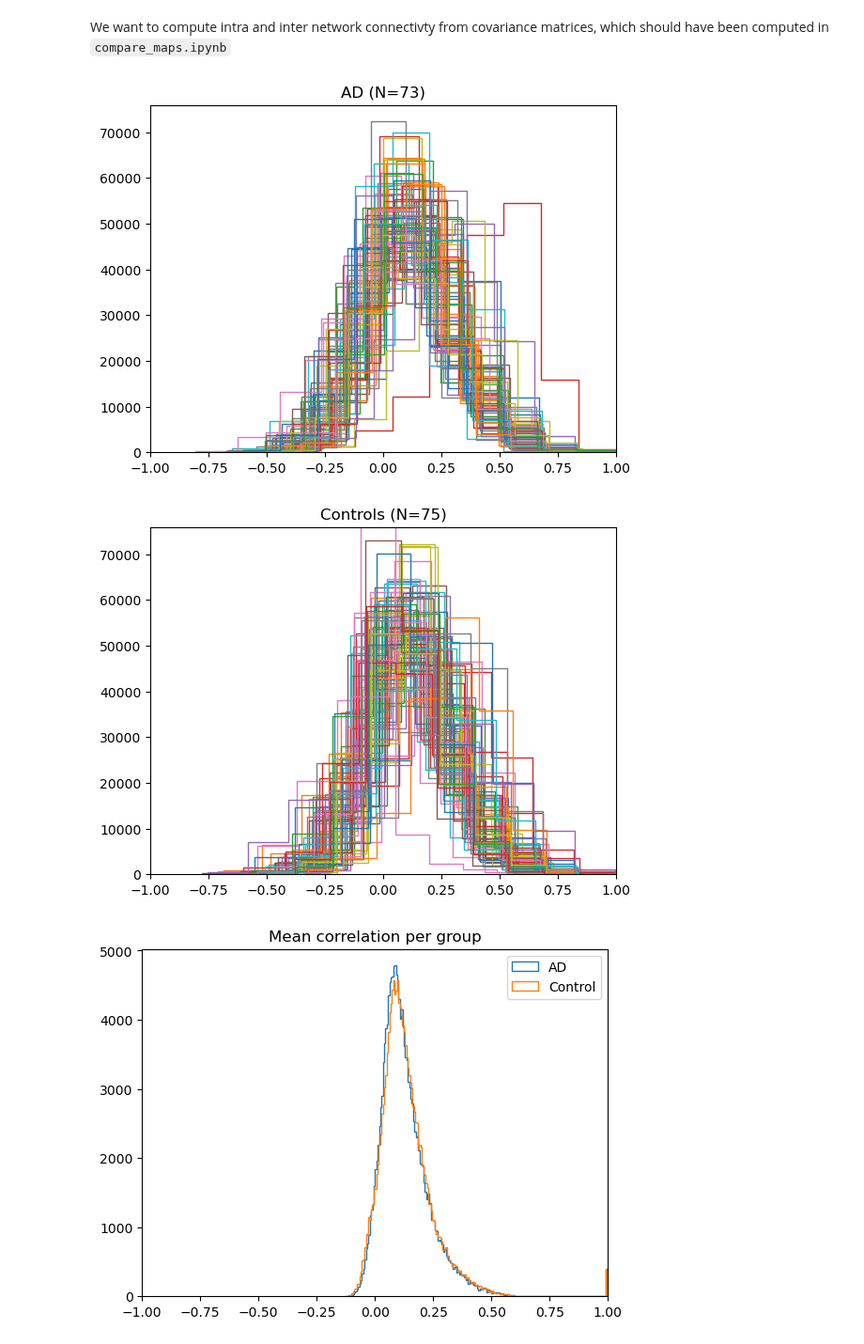
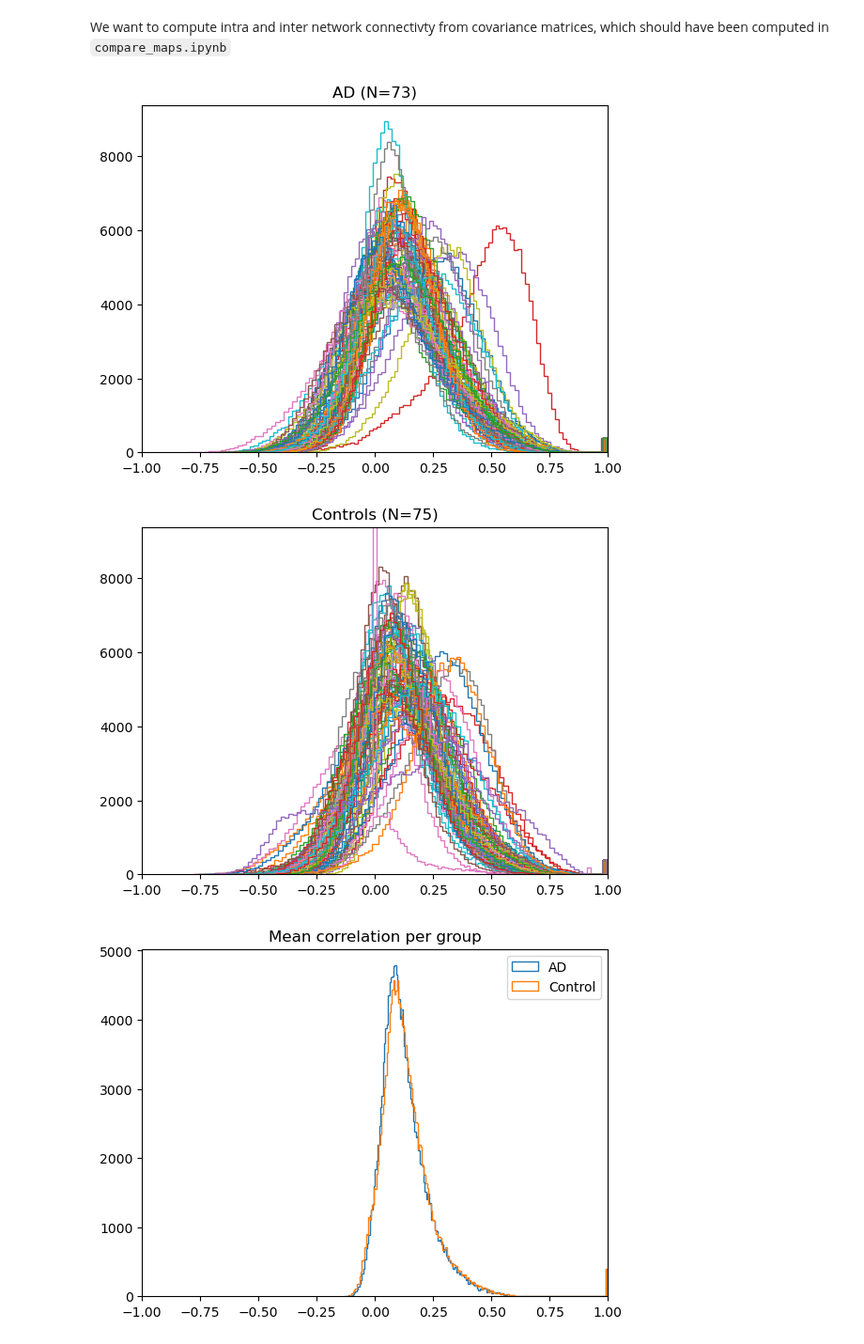
Before and after one commit to jonathan-legrand/bold-dementia, a Jupyter notebook: notebooks/network_analysis.ipynb, the cells around one changed output. Shown at 94% size. Saved outputs shown, nothing was run; the diff lists cells and outputs as text; code cells hidden in the pictures.

Commit message:
Pass kwargs to fast_hist

```diff
--- a/notebooks/network_analysis.ipynb
+++ b/notebooks/network_analysis.ipynb
@@ -33,19 +33,19 @@ n_controls = control_matrices.shape[0]
 atlas = Atlas.from_name(ATLAS, soft=SOFT)
 n_regions = len(atlas.labels)
 # %%
-_, ax = fast_hist(AD_matrices)
+_, ax = fast_hist(AD_matrices, bins=100)
 ax.set_title(f"AD (N={n_AD})")
 plt.show()
 
 control_subsampled = control_matrices[::(n_controls//n_AD), :, :]
-fig, ax2 = fast_hist(control_subsampled)
+fig, ax2 = fast_hist(control_subsampled, bins=100)
 ax2.set_ylim(ax.get_ylim())
 ax2.set_title(f"Controls (N={control_subsampled.shape[0]})")
 
 plt.show()
 # %% [output]
-[figure, old version]
+[figure, new version]
-[figure, old version]
+[figure, new version]
 # %%
 plt.hist(AD_matrices.mean(axis=0).flatten(), histtype="step", label="AD", bins=200)
 plt.hist(control_matrices.mean(axis=0).flatten(), histtype="step", label="Control", bins=200)
```
Also changed, not shown: 1 other file.
